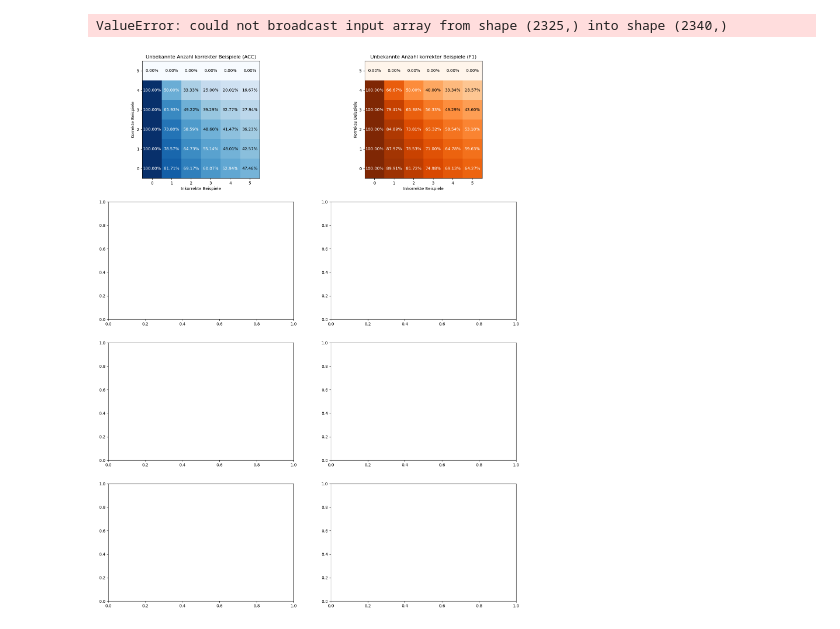
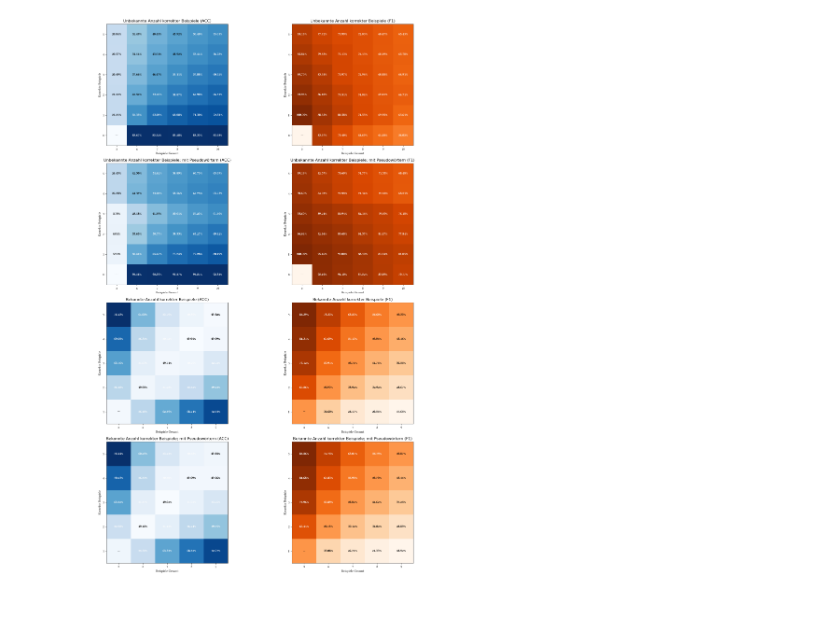
Before and after one commit to TiMauzi/llm-x-cxg, a Jupyter notebook: src/eval/eval_bert.ipynb, the cells around one changed output. Saved outputs shown, nothing was run; the diff lists cells and outputs as text; code cells hidden in the pictures.

```diff
--- a/src/eval/eval_bert.ipynb
+++ b/src/eval/eval_bert.ipynb
@@ -40,49 +43,69 @@ dataframes[("", "")][(0, 1)]
 # %%
 colors_accuracy = "Blues"
 colors_f1 = "Oranges"
+valuefont = {'fontname': 'Libertinus Serif', 'fontweight': 'heavy'}
+captionfont = {'fontname': 'Libertinus Serif'}
 
 metrics = [("accuracy", colors_accuracy), ("f1", colors_f1)]
 
 fig, axs = plt.subplots(4, 2, figsize=(18, 24))
 
 for i, suffix_1 in enumerate(suffixes_1):
     for j, suffix_2 in enumerate(suffixes_2):
         subset_dataframes = dataframes[(suffix_1, suffix_2)]
         for k, (metric, cmap) in enumerate(metrics):
 
-            matrix = np.zeros((len(subset_dataframes) + 1, len(subset_dataframes[(1, 1)][metric])))
-            for l, (num_true, num_false) in enumerate(sorted(subset_dataframes.keys())):
-                matrix[l+1, :] = subset_dataframes[(num_true, num_false)][metric]
-            average_matrix = np.nanmean(matrix, axis=1)
+            #matrix = np.zeros((len(subset_dataframes) + 1, len(subset_dataframes[(1, 1)][metric])))
+            #for l, (num_true, num_false) in enumerate(sorted(subset_dataframes.keys())):
+            #    matrix[l+1, :] = subset_dataframes[(num_true, num_false)][metric]
+            #average_matrix = np.nanmean(matrix, axis=1)
+            matrices = []
+            # Loop through the subset_dataframes
+            for num_true, num_false in tqdm(sorted(subset_dataframes.keys())):
+                # Extract the metric values from each dataframe
+                metric_values = subset_dataframes[(num_true, num_false)][metric].values
+                # Append the metric values to the list
+                matrices.append(metric_values)
+            if (0, 1) in subset_dataframes.keys() or (1, 0) in subset_dataframes.keys():
+                matrices = [np.zeros_like(matrices[0])] + matrices
 
-            average_matrix = average_matrix.reshape((len(set(num_true for num_true, _ in subset_dataframes.keys())),
-                                                     len(set(num_false for _, num_false in subset_dataframes.keys()))))
+            # Create an average matrix
+            average_matrix = np.array([np.nanmean(matrix) for matrix in matrices])
+            average_matrix = average_matrix.reshape((
+                len(set(num_true for num_true, _ in subset_dataframes.keys())),
+                len(set(num_false for _, num_false in subset_dataframes.keys()))
+            ))
 
             axs[i * 2 + j, k].imshow(average_matrix, cmap=cmap)
+            axs[i * 2 + j, k].invert_yaxis()
 
             for m in range(average_matrix.shape[0]):
                 for n in range(average_matrix.shape[1]):
-                    value = average_matrix[m, n]
-                    axs[i * 2 + j, k].text(n, m, f"{value:.2%}", ha='center', va='center', color='black' if value < 0.5 else 'white')
+                    if m == n == 0:
+                        axs[i * 2 + j, k].text(0, 0, "—", ha='center', va='center', color='black', **valuefont)
+                    else:
+                        value = average_matrix[m, n]
+                        axs[i * 2 + j, k].text(n, m, f"{value:.2%}", ha='center', va='center', color='black' if value < 0.5 else 'white', **valuefont)
 
             axs[i * 2 + j, k].set_xticks(range(average_matrix.shape[1]))
-            axs[i * 2 + j, k].set_xticklabels(sorted(set(num_false for _, num_false in subset_dataframes.keys())))
+            axs[i * 2 + j, k].set_xticklabels(sorted(set(num_false for _, num_false in subset_dataframes.keys())), **captionfont)
+            axs[i * 2 + j, k].xaxis.set_major_formatter(mticker.FuncFormatter(lambda x, pos: str(x+average_matrix.shape[1])))
+
             axs[i * 2 + j, k].set_yticks(range(average_matrix.shape[0]))
-            axs[i * 2 + j, k].set_yticklabels(sorted(set(num_true for num_true, _ in subset_dataframes.keys()))[::-1])
-            axs[i * 2 + j, k].set_xlabel("Inkorrekte Beispiele")
-            axs[i * 2 + j, k].set_ylabel("Korrekte Beispiele")
+            axs[i * 2 + j, k].set_yticklabels(sorted(set(num_true for num_true, _ in subset_dataframes.keys())), **captionfont)
+            axs[i * 2 + j, k].set_xlabel("Beispiele Gesamt", **captionfont)  # Inkorrekte Beispiele + Korrekte Beispiele
+            axs[i * 2 + j, k].set_ylabel("Korrekte Beispiele", **captionfont)
             match (suffix_1, suffix_2):
                 case ("", "_kelex"):
                     axs[i * 2 + j, k].set_title(f"Unbekannte Anzahl korrekter Beispiele; mit Pseudowörtern ({metric.upper()[:3]})")
                 case ("_2", "_kelex"):
                     axs[i * 2 + j, k].set_title(f"Bekannte Anzahl korrekter Beispiele; mit Pseudowörtern ({metric.upper()[:3]})")
                 case ("_2", ""):
                     axs[i * 2 + j, k].set_title(f"Bekannte Anzahl korrekter Beispiele ({metric.upper()[:3]})")
                 case _:
                     axs[i * 2 + j, k].set_title(f"Unbekannte Anzahl korrekter Beispiele ({metric.upper()[:3]})")
 
 plt.tight_layout()
 plt.show()
 # %% [output]
-ValueError: could not broadcast input array from shape (2325,) into shape (2340,)
-[figure, old version]
+[figure, new version]
```
Also changed, not shown: parts of 2 cells of this notebook.
